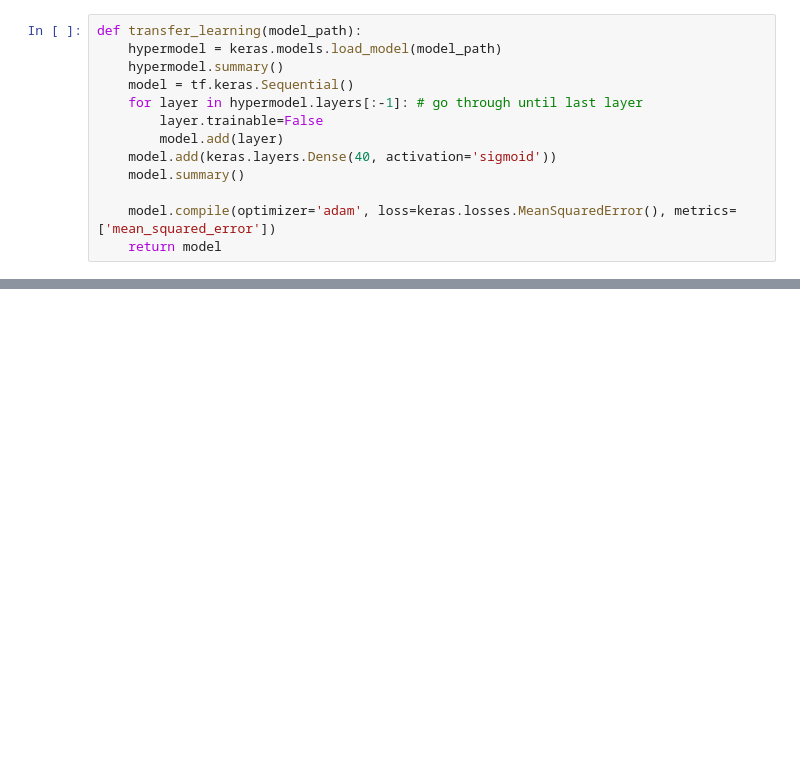
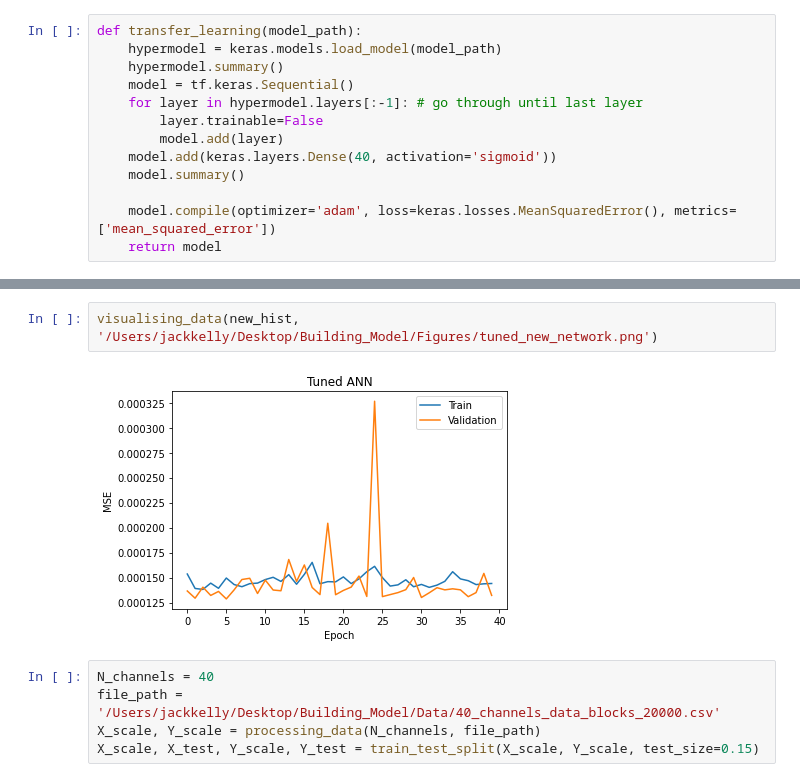
Before and after one commit to JackKelly1/4th-Year-Project, a Jupyter notebook: Tuning_Nodes_and_Layers.ipynb, the cells around one changed output, grey strips where cells are left out. Cells and saved outputs as stored; diff of their text form; blank space fills up the shorter version.

```diff
--- a/Tuning_Nodes_and_Layers.ipynb
+++ b/Tuning_Nodes_and_Layers.ipynb
@@ -264,0 +281,9 @@ print(value_old)
+# %%
+visualising_data(new_hist, '/Users/jackkelly/Desktop/Building_Model/Figures/tuned_new_network.png')
+# %% [output]
+[figure, added]
+# %%
+N_channels = 40
+file_path = '/Users/jackkelly/Desktop/Building_Model/Data/40_channels_data_blocks_20000.csv'
+X_scale, Y_scale = processing_data(N_channels, file_path)
+X_scale, X_test, Y_scale, Y_test = train_test_split(X_scale, Y_scale, test_size=0.15)
```
Also changed, not shown: parts of 10 cells of this notebook.
